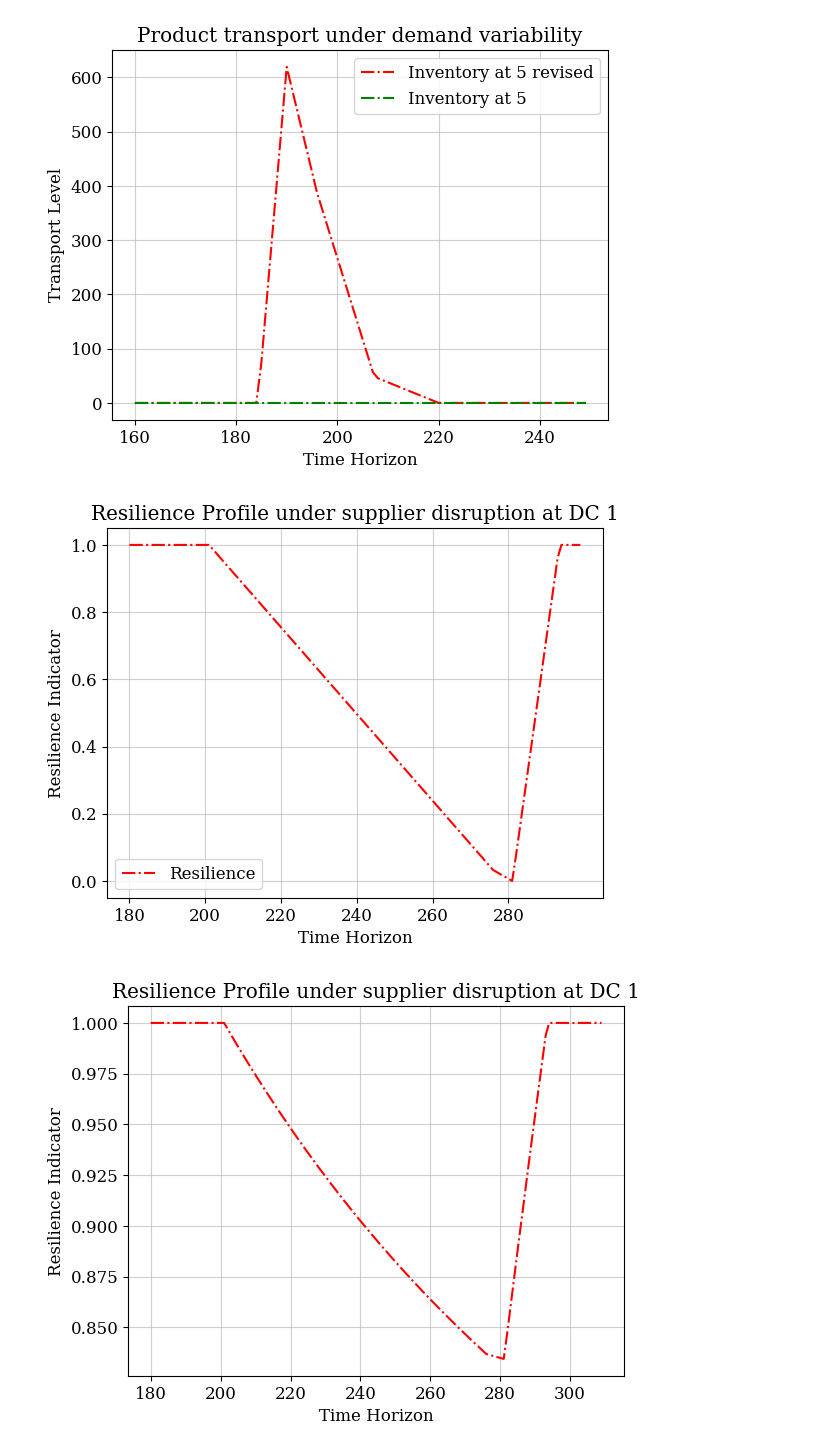
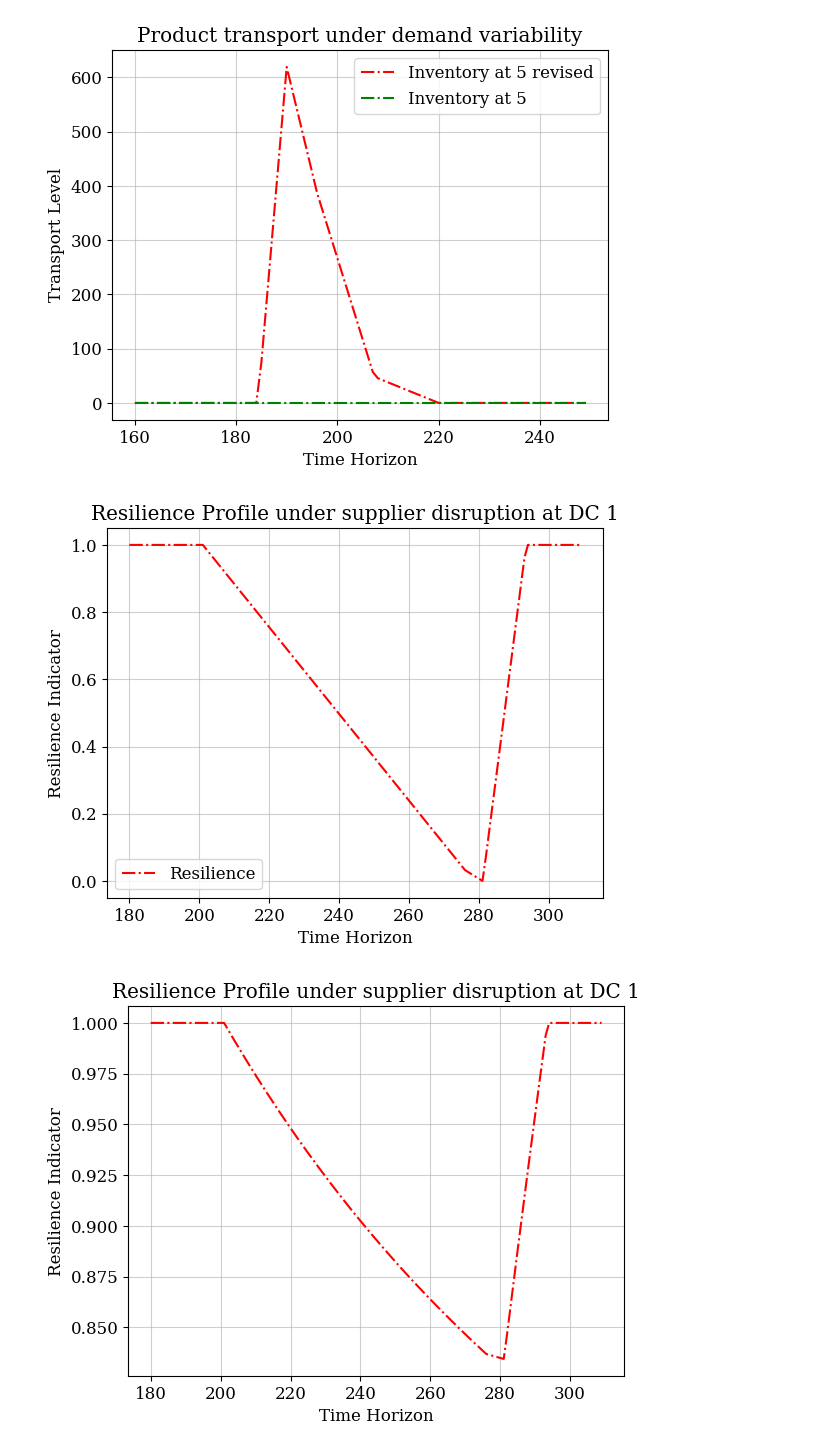
Before and after one commit to shivamvedant/energiapy, a Jupyter notebook: docs/notebooks/supply chain/IRF manuscript/readControl_HPRC.ipynb, the cells around one changed output. Cells and saved outputs as stored; diff of their text form; code cells hidden in the pictures.

```diff
--- a/docs/notebooks/supply chain/IRF manuscript/readControl_HPRC.ipynb
+++ b/docs/notebooks/supply chain/IRF manuscript/readControl_HPRC.ipynb
@@ -2158,35 +2158,35 @@ rc('font', **{'family': 'serif', 'serif': ['Computer Modern'], 'size': 12})
 rc('text', usetex=False)
 fig, ax = plt.subplots()
 
 # Plot data from the first dataset
 start=180
-end = start+120
+end = start+130
 
 focal_results_1 = cl_step2_res1_ncl_des_load_results
 
 a=5
 bo_min = 0
 bo_max = [max(list(value for key, value in focal_results_1.output['Demand_backlog'].items() if key[0]==f'loc{a}' and key[1]==f'com1_sold')) for i in range(start,end)]
 n2plot = [bo_max[i]- list(value for key, value in focal_results_1.output['Demand_backlog'].items() if key[0]==f'loc{a}' and key[1]==f'com1_sold')[start:end][i] for i in range(len(bo_max))]
 d2plot = [bo_max[i]- bo_min for i in range(len(bo_max))]
 v2plot = [n2plot[i]/d2plot[i] for i in range(len(bo_max))]
 
 ax.plot(range(start, end), v2plot, label=f'Resilience', color='red', linestyle='-.')
 
 # Customize the plot
 ax.set_xlabel('Time Horizon')
 ax.set_ylabel('Resilience Indicator')
 ax.set_title('Resilience Profile under supplier disruption at DC 1')
 ax.legend()
 ax.plot(linewidth=0.5)
 ax.set_xticks(range(start, end, 20))
 plt.grid(alpha=0.6)
 plt.rcdefaults()
 # plt.savefig(fname = 'MPC_logistics', dpi = 300)
 # Show the plot
 plt.show()
 # %% [output]
-[figure, old version]
+[figure, new version]
 # %%
 rc('font', **{'family': 'serif', 'serif': ['Computer Modern'], 'size': 12})
 rc('text', usetex=False)
```
Also changed, not shown: parts of 4 cells of this notebook, 1 other file.
